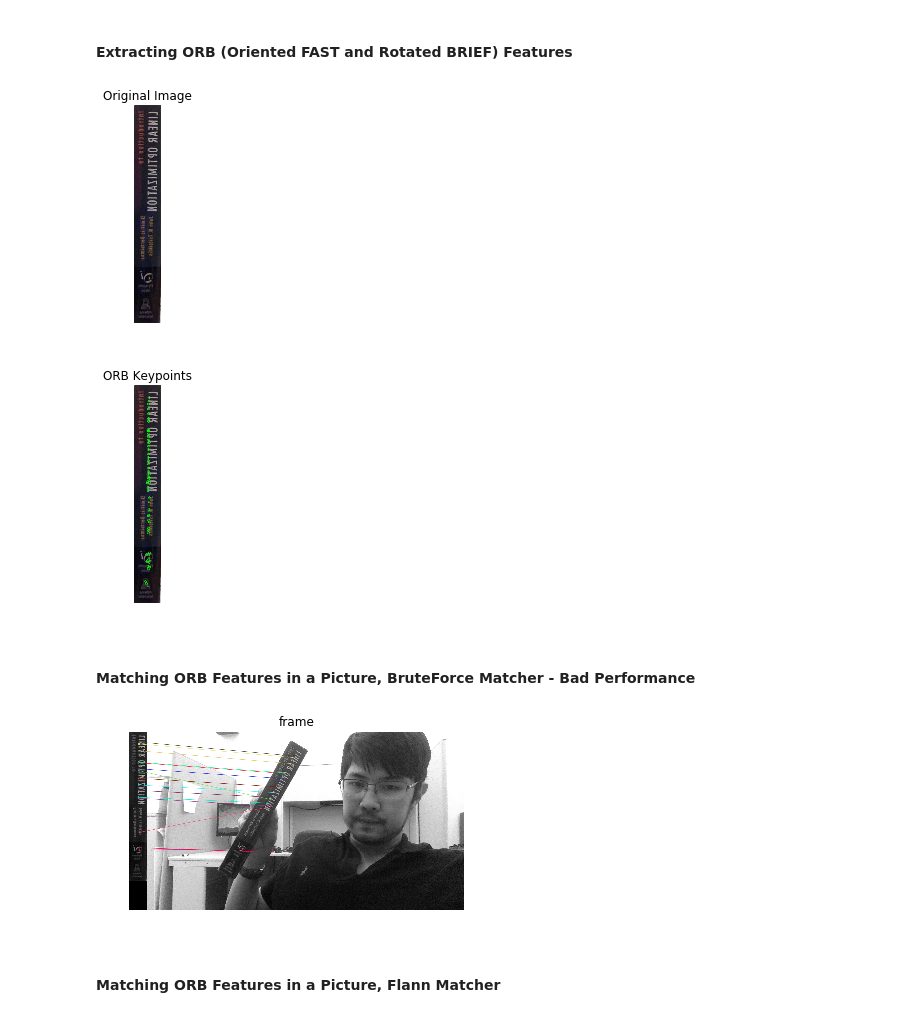
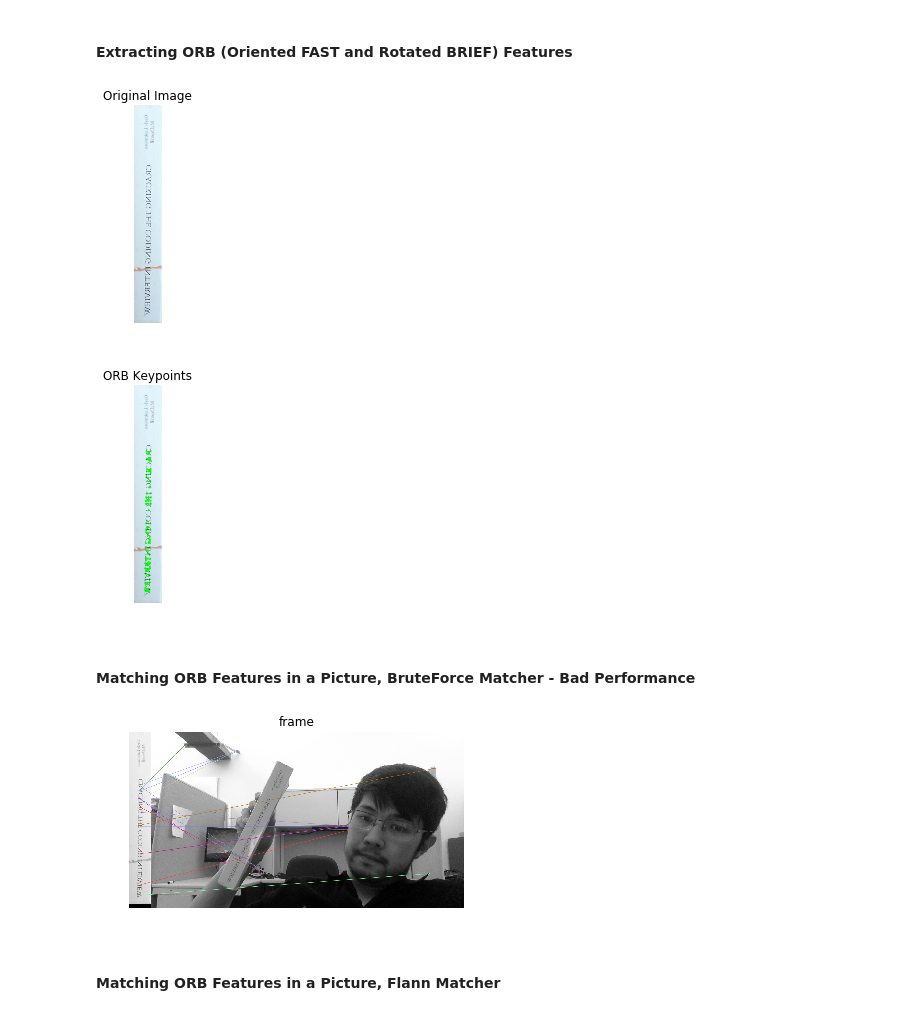
Before and after one commit to buenayerba/augmented-reality-for-book-spines, a Jupyter notebook: Feature_tracking.ipynb, the cells around one changed output. Cells and saved outputs as stored; diff of their text form; code cells hidden in the pictures.

```diff
--- a/Feature_tracking.ipynb
+++ b/Feature_tracking.ipynb
@@ -14,7 +15,7 @@ from helpers import imshow
 #### Helper Script for capturing images
 # %%
 # Camera settings
-camera = cv2.VideoCapture(0)
+camera = cv2.VideoCapture(1)
 # reduce frame size to speed it up
 w = 640*1.5
 h = w*3/4
@@ -46,7 +47,7 @@ cv2.waitKey(1) # extra waitKey sometimes needed to close camera window
 #### Extracting SIFT features from the book
 # %%
 # Import original image
-img = cv2.imread('book2.jpg')
+img = cv2.imread('book4.jpg')
 imshow(img, "Original Image")
 
 # Convert the image to grayscale
@@ -64,8 +65,11 @@ imshow(image_with_keypoints, "SIFT Keypoints")
 # %% [markdown]
 #### Real time book spine tracking with SIFT features: Slow Performance
 # %%
+# SIFT keypoint detector
+sift = cv2.xfeatures2d.SIFT_create()
+
 # Import the query image and compute SIFT keypoints and descriptors
-query_img = img = cv2.imread('book2.jpg')
+query_img = img = cv2.imread('book4.jpg')
 query_kp, query_des = sift.detectAndCompute(query_img,None)
 
 # FLANN parameters
@@ -116,7 +120,7 @@ while True:
 
     # Add small circles corresponding to the matched keypoints to the video frame
     for (x,y) in matched_train_kp:
-        cv2.circle(frame,(int(x),int(y)), 2, (0,0,255), -1)
+        cv2.circle(frame,(int(x),int(y)), 2, (255,0,255), 3)
 
     if cv2.waitKey(5) == 32:
         imshow(frame)
@@ -134,7 +138,7 @@ cv2.waitKey(1) # extra waitKey sometimes needed to close camera window
 #### Extracting ORB (Oriented FAST and Rotated BRIEF) Features
 # %%
 # Import original image
-img = cv2.imread('book1.jpg')
+img = cv2.imread('book4.jpg')
 imshow(img, "Original Image")
 
 # Convert the image to grayscale
@@ -152,41 +156,41 @@ image_with_keypoints = cv2.drawKeypoints(img, kp, img, color=(0,255,0), flags=0)
 
 imshow(image_with_keypoints, "ORB Keypoints")
 # %% [output]
-[figure, old version]
+[figure, new version]
-[figure, old version]
+[figure, new version]
 # %% [markdown]
 #### Matching ORB Features in a Picture, BruteForce Matcher - Bad Performance
 # %%
 MIN_MATCHES = 15
-cap = cv2.imread('scene1.jpg', 0)
-model = cv2.imread('book1.jpg', 0)
+cap = cv2.imread('scene2.jpg', 0)
+model = cv2.imread('book4.jpg', 0)
 
 # ORB keypoint detector
 orb = cv2.ORB_create()
 # create brute force  matcher object
 bf = cv2.BFMatcher(cv2.NORM_HAMMING, crossCheck=True)
 
 # Compute model keypoints and its descriptors
 kp_model, des_model = orb.detectAndCompute(model, None)
 # Compute scene keypoints and its descriptors
 kp_frame, des_frame = orb.detectAndCompute(cap, None)
 # Match frame descriptors with model descriptors
 matches = bf.match(des_model, des_frame)
 # Sort them in the order of their distance
 matches = sorted(matches, key=lambda x: x.distance)
 
 
 if len(matches) > MIN_MATCHES:
     # draw first 15 matches.
     cap = cv2.drawMatches(model, kp_model, cap, kp_frame,
                           matches[:MIN_MATCHES], 0, flags=2)
     # show result
     imshow(cap, 'frame')
 else:
     print "Not enough matches have been found - %d/%d" % (len(matches),
                                                           MIN_MATCHES)
 # %% [output]
-[figure, old version]
+[figure, new version]
 # %% [markdown]
 #### Matching ORB Features in a Picture, Flann Matcher
 # %%
```
Also changed, not shown: parts of 9 cells of this notebook, 2 other files.
